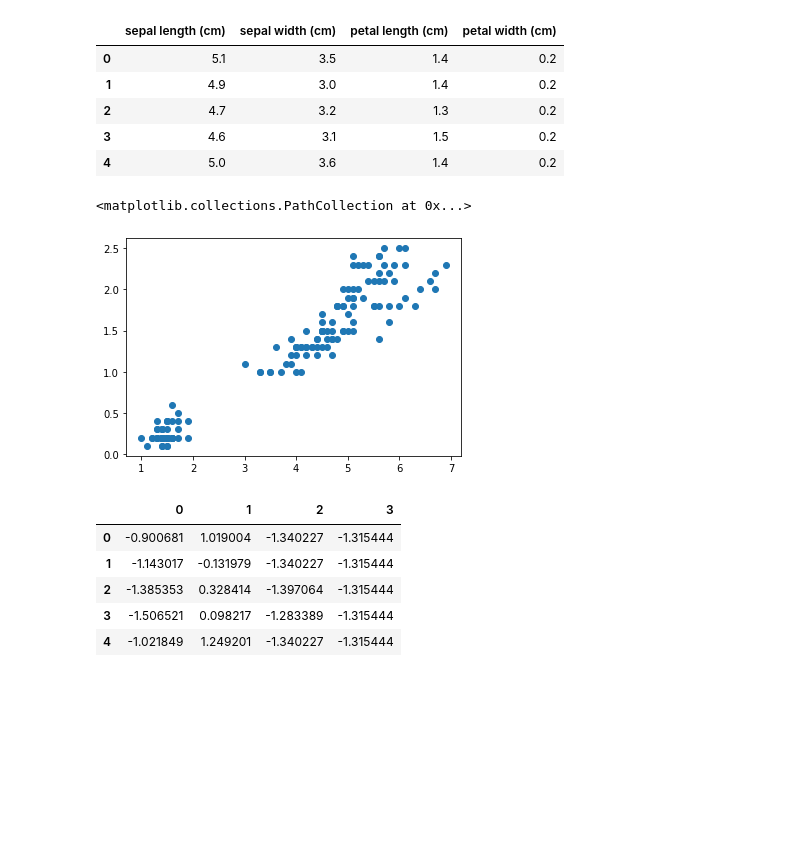
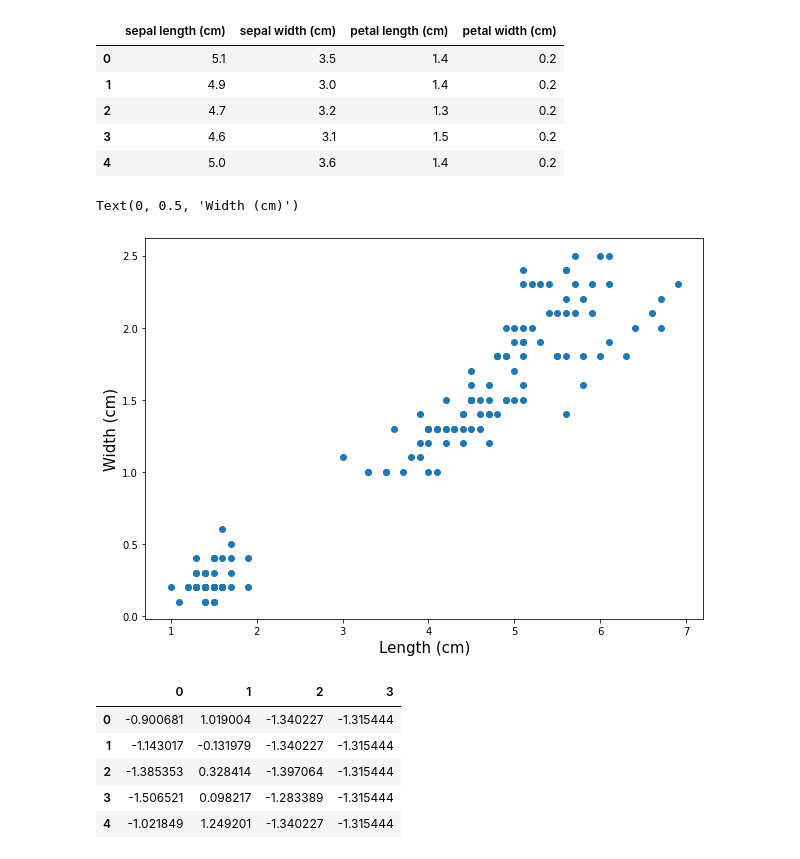
Before and after one commit to barnabasp/ML_Course, a Jupyter notebook: 7/hw7_bporfy.ipynb, the cells around one changed output. Saved outputs shown, nothing was run; the diff lists cells and outputs as text; code cells hidden in the pictures; blank space fills up the shorter version.

```diff
--- a/7/hw7_bporfy.ipynb
+++ b/7/hw7_bporfy.ipynb
@@ -34,10 +35,13 @@ data.data.head()
 | 3 | 4.6 | 3.1 | 1.5 | 0.2 |
 | 4 | 5.0 | 3.6 | 1.4 | 0.2 |
 # %%
+plt.figure(figsize=(10,7))
 plt.scatter(data.data['petal length (cm)'], data.data['petal width (cm)'])
+plt.xlabel('Length (cm)', fontsize=15)
+plt.ylabel('Width (cm)', fontsize=15)
 # %% [output]
-<matplotlib.collections.PathCollection at 0x...>
+Text(0, 0.5, 'Width (cm)')
-[figure, old version]
+[figure, new version]
 # %%
 data.data.columns = ['0','1','2','3']
 # %%
```
Also changed, not shown: parts of 47 cells of this notebook, 1 other file.
